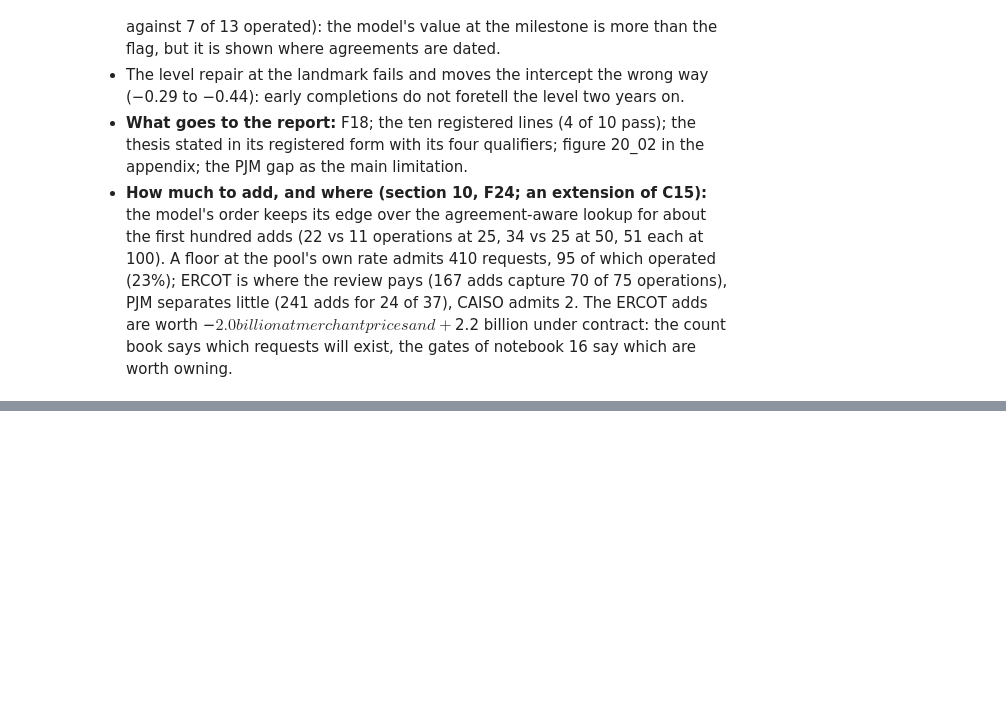
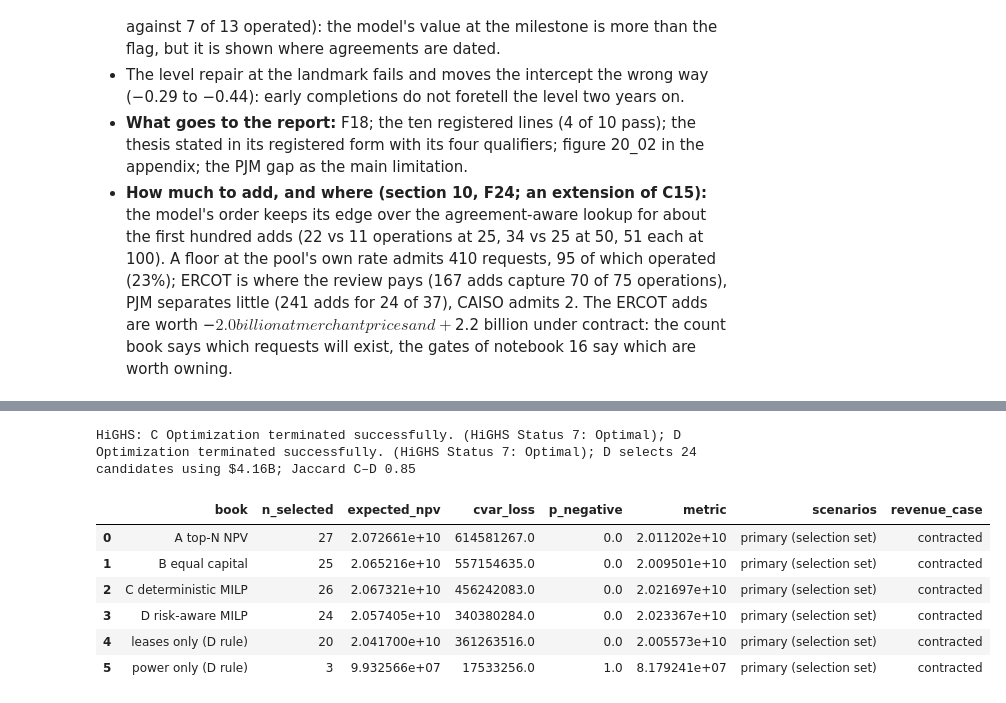
Before and after one commit to alanmossinger/Capstone, a Jupyter notebook: notebooks/09_portfolio.ipynb, the cells around one changed output, grey strips where cells are left out. Drawn from its saved outputs; the diff is of its cells as text; code cells hidden in the pictures; blank space fills up the shorter version.

```diff
--- a/notebooks/09_portfolio.ipynb
+++ b/notebooks/09_portfolio.ipynb
@@ -1845,0 +1989,35 @@ total 0.1 min
+# %%
+books = {}
+books["A top-N NPV"] = opt.top_n_by_npv(mu_primary, capex, BUDGET)
+books["B equal capital"] = opt.equal_capital_by_sector(mu_primary, capex, sector, BUDGET)
+sol_c = opt.solve_milp(A_primary, capex, BUDGET, lam=0.0, level=LEVEL, groups=tech, group_cap=CAP)
+sol_d = opt.solve_milp(A_primary, capex, BUDGET, lam=LAM, level=LEVEL, groups=tech, group_cap=CAP)
+books["C deterministic MILP"] = sol_c["x"]
+books["D risk-aware MILP"] = sol_d["x"]
+only_leases, only_power = sector != "ERCOT power", sector == "ERCOT power"
+sol_l = opt.solve_milp(A_primary[:, only_leases], capex[only_leases], BUDGET, lam=LAM, level=LEVEL, groups=tech[only_leases], group_cap=1.0)
+sol_p = opt.solve_milp(A_primary[:, only_power], capex[only_power], BUDGET, lam=LAM, level=LEVEL, groups=tech[only_power], group_cap=CAP)
+x_l, x_p = np.zeros(len(ids), int), np.zeros(len(ids), int)
+x_l[only_leases], x_p[only_power] = sol_l["x"], sol_p["x"]
+books["leases only (D rule)"] = x_l
+books["power only (D rule)"] = x_p
+greedy = portfolio.greedy_risk_adjusted(A_primary, capex, BUDGET, lam=LAM, caps=(), level=LEVEL) if hasattr(portfolio, "greedy_risk_adjusted") else None
+composition = pd.DataFrame({name: pd.Series(x, index=ids) for name, x in books.items()})
+composition.insert(0, "technology", tech)
+composition.insert(1, "capex", capex)
+composition.to_csv(R / "portfolio_books.csv")
+in_sample = opt.score_books(books, A_primary, LAM, LEVEL).assign(scenarios="primary (selection set)", revenue_case=CASE)
+alloc = pd.DataFrame([{"book": name, **{t: float(capex[(tech == t)] @ x[(tech == t)]) for t in np.unique(tech)}, "capex_total": float(capex @ x)} for name, x in books.items()])
+alloc.to_csv(R / "portfolio_allocation.csv", index=False)
+print(f"HiGHS: C {sol_c['status']}; D {sol_d['status']}; D selects {int(sol_d['x'].sum())} candidates using ${sol_d['capex_used'] / 1e9:.2f}B; "
+      f"Jaccard C–D {opt.jaccard(sol_c['x'], sol_d['x']):.2f}")
+in_sample.round(0)
+# %% [output]
+HiGHS: C Optimization terminated successfully. (HiGHS Status 7: Optimal); D Optimization terminated successfully. (HiGHS Status 7: Optimal); D selects 24 candidates using $4.16B; Jaccard C–D 0.85
+|  | book | n_selected | expected_npv | cvar_loss | p_negative | metric | scenarios | revenue_case |
+| 0 | A top-N NPV | 27 | 2.072661e+10 | 614581267.0 | 0.0 | 2.011202e+10 | primary (selection set) | contracted |
+| 1 | B equal capital | 25 | 2.065216e+10 | 557154635.0 | 0.0 | 2.009501e+10 | primary (selection set) | contracted |
+| 2 | C deterministic MILP | 26 | 2.067321e+10 | 456242083.0 | 0.0 | 2.021697e+10 | primary (selection set) | contracted |
+| 3 | D risk-aware MILP | 24 | 2.057405e+10 | 340380284.0 | 0.0 | 2.023367e+10 | primary (selection set) | contracted |
+| 4 | leases only (D rule) | 20 | 2.041700e+10 | 361263516.0 | 0.0 | 2.005573e+10 | primary (selection set) | contracted |
+| 5 | power only (D rule) | 3 | 9.932566e+07 | 17533256.0 | 1.0 | 8.179241e+07 | primary (selection set) | contracted |
```
Also changed, not shown: parts of 27 cells of this notebook, 43 other files.
